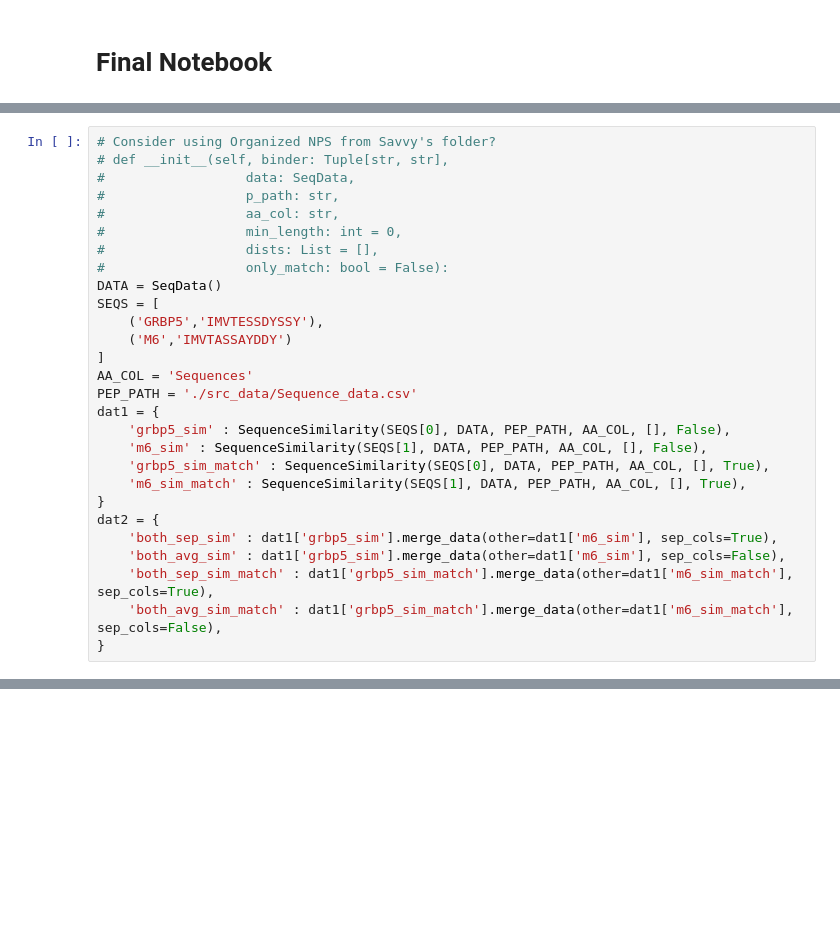
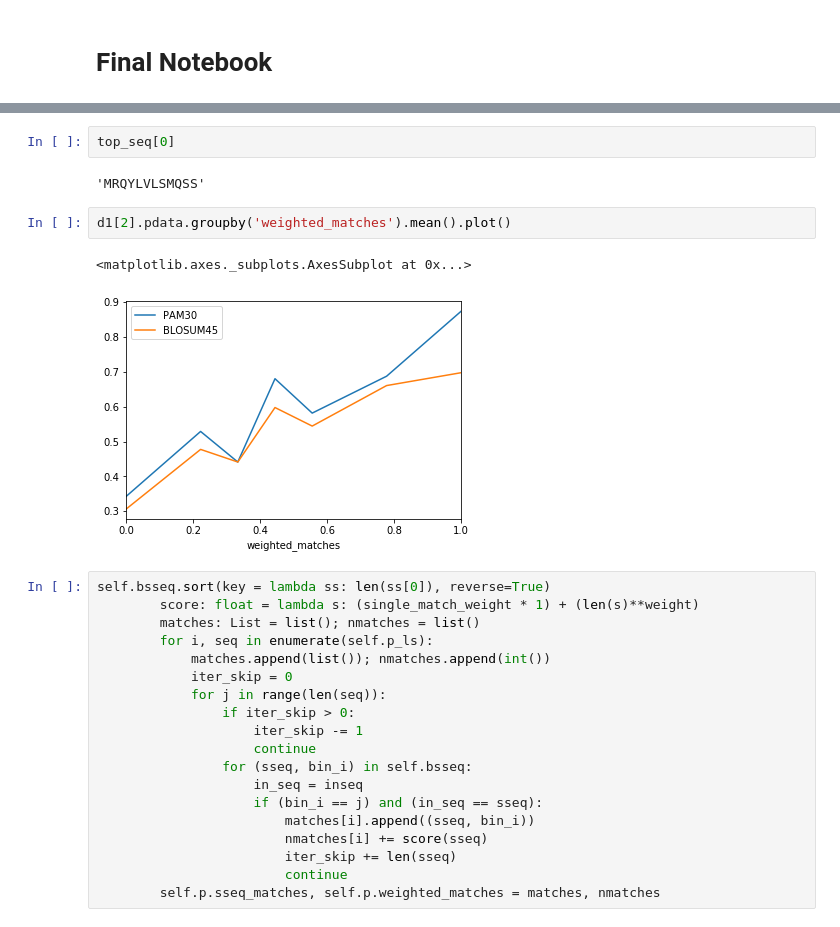
Before and after one commit to clpi/gemsec-neuropep, a Jupyter notebook: final/Untitled.ipynb, the cells around one changed output, grey strips where cells are left out. Drawn from its saved outputs; the diff is of its cells as text; blank space fills up the shorter version.

```diff
--- a/final/Untitled.ipynb
+++ b/final/Untitled.ipynb
@@ -366,28 +288,0 @@ TypeError: '>=' not supported between instances of 'int' and 'list'
-# %%
-# Consider using Organized NPS from Savvy's folder?
-# def __init__(self, binder: Tuple[str, str],
-#                  data: SeqData,
-#                  p_path: str,
-#                  aa_col: str,
-#                  min_length: int = 0,
-#                  dists: List = [],
-#                  only_match: bool = False):
-DATA = SeqData()
-SEQS = [
-    ('GRBP5','IMVTESSDYSSY'),
-    ('M6','IMVTASSAYDDY')
-]
-AA_COL = 'Sequences'
-PEP_PATH = './src_data/Sequence_data.csv'
-dat1 = {
-    'grbp5_sim' : SequenceSimilarity(SEQS[0], DATA, PEP_PATH, AA_COL, [], False),
-    'm6_sim' : SequenceSimilarity(SEQS[1], DATA, PEP_PATH, AA_COL, [], False),
-    'grbp5_sim_match' : SequenceSimilarity(SEQS[0], DATA, PEP_PATH, AA_COL, [], True),
-    'm6_sim_match' : SequenceSimilarity(SEQS[1], DATA, PEP_PATH, AA_COL, [], True),
-}
-dat2 = {
-    'both_sep_sim' : dat1['grbp5_sim'].merge_data(other=dat1['m6_sim'], sep_cols=True),
-    'both_avg_sim' : dat1['grbp5_sim'].merge_data(other=dat1['m6_sim'], sep_cols=False),
-    'both_sep_sim_match' : dat1['grbp5_sim_match'].merge_data(other=dat1['m6_sim_match'], sep_cols=True),
-    'both_avg_sim_match' : dat1['grbp5_sim_match'].merge_data(other=dat1['m6_sim_match'], sep_cols=False),
-}
@@ -395,0 +380,28 @@ TypeError: '>=' not supported between instances of 'int' and 'list'
+# %%
+top_seq[0]
+# %% [output]
+'MRQYLVLSMQSS'
+# %%
+d1[2].pdata.groupby('weighted_matches').mean().plot()
+# %% [output]
+<matplotlib.axes._subplots.AxesSubplot at 0x...>
+[figure, added]
+# %%
+self.bsseq.sort(key = lambda ss: len(ss[0]), reverse=True)
+        score: float = lambda s: (single_match_weight * 1) + (len(s)**weight)
+        matches: List = list(); nmatches = list()
+        for i, seq in enumerate(self.p_ls):
+            matches.append(list()); nmatches.append(int())
+            iter_skip = 0
+            for j in range(len(seq)):
+                if iter_skip > 0:
+                    iter_skip -= 1
+                    continue
+                for (sseq, bin_i) in self.bsseq:
+                    in_seq = inseq
+                    if (bin_i == j) and (in_seq == sseq):
+                        matches[i].append((sseq, bin_i))
+                        nmatches[i] += score(sseq)
+                        iter_skip += len(sseq)
+                        continue
+        self.p.sseq_matches, self.p.weighted_matches = matches, nmatches
```
Also changed, not shown: parts of 10 cells of this notebook, 3 other files.
